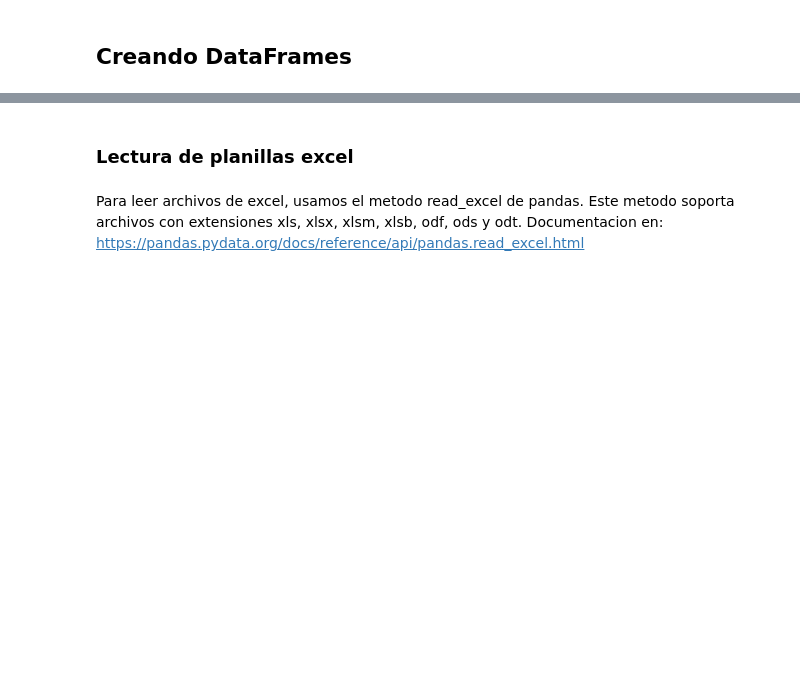
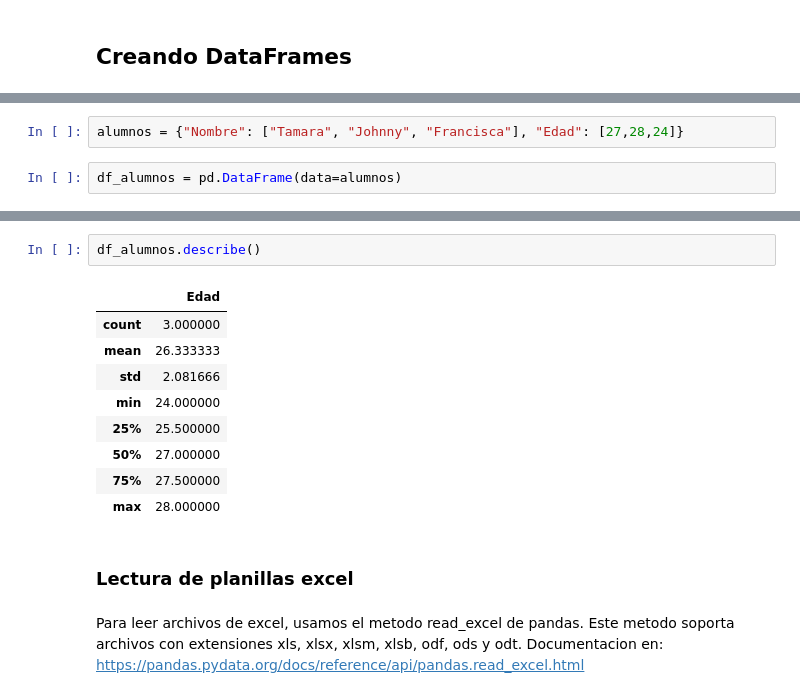
Before and after one commit to TamaraCucumides/DataScienceCourse, a Jupyter notebook: Unidad 3 - Procesamiento de datos/3.1 Pandas - introduccion y lectura de datos.ipynb, the cells around one changed output, grey strips where cells are left out. Cells and saved outputs as stored; diff of their text form; blank space fills up the shorter version.

```diff
--- a/Unidad 3 - Procesamiento de datos/3.1 Pandas - introduccion y lectura de datos.ipynb
+++ b/Unidad 3 - Procesamiento de datos/3.1 Pandas - introduccion y lectura de datos.ipynb
@@ -28,0 +33,4 @@ df2 = pd.DataFrame(array,columns=['a', 'b', 'c'])
+# %%
+alumnos = {"Nombre": ["Tamara", "Johnny", "Francisca"], "Edad": [27,28,24]}
+# %%
+df_alumnos = pd.DataFrame(data=alumnos)
@@ -29,3 +44,15 @@ df2 = pd.DataFrame(array,columns=['a', 'b', 'c'])
+# %%
+df_alumnos.describe()
+# %% [output]
+|  | Edad |
+| count | 3.000000 |
+| mean | 26.333333 |
+| std | 2.081666 |
+| min | 24.000000 |
+| 25% | 25.500000 |
+| 50% | 27.000000 |
+| 75% | 27.500000 |
+| max | 28.000000 |
 # %% [markdown]
 ### Lectura de planillas excel
 # %% [markdown]
```
Also changed, not shown: parts of 13 cells of this notebook, 1 other file.
